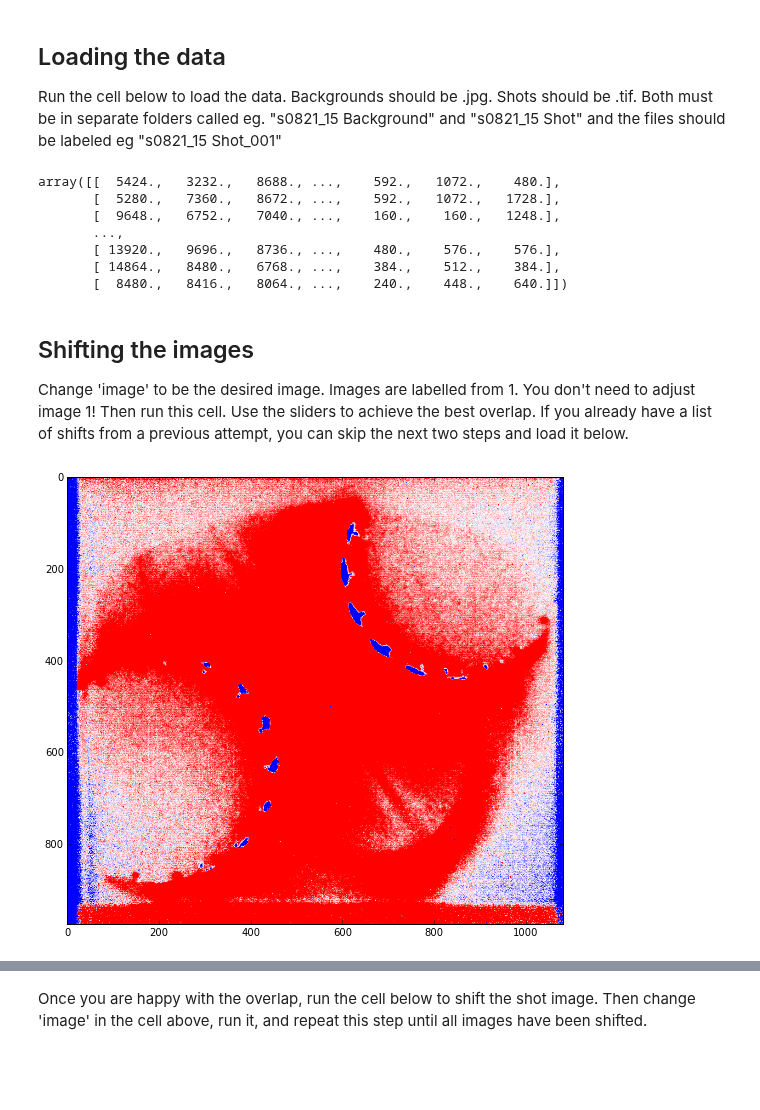
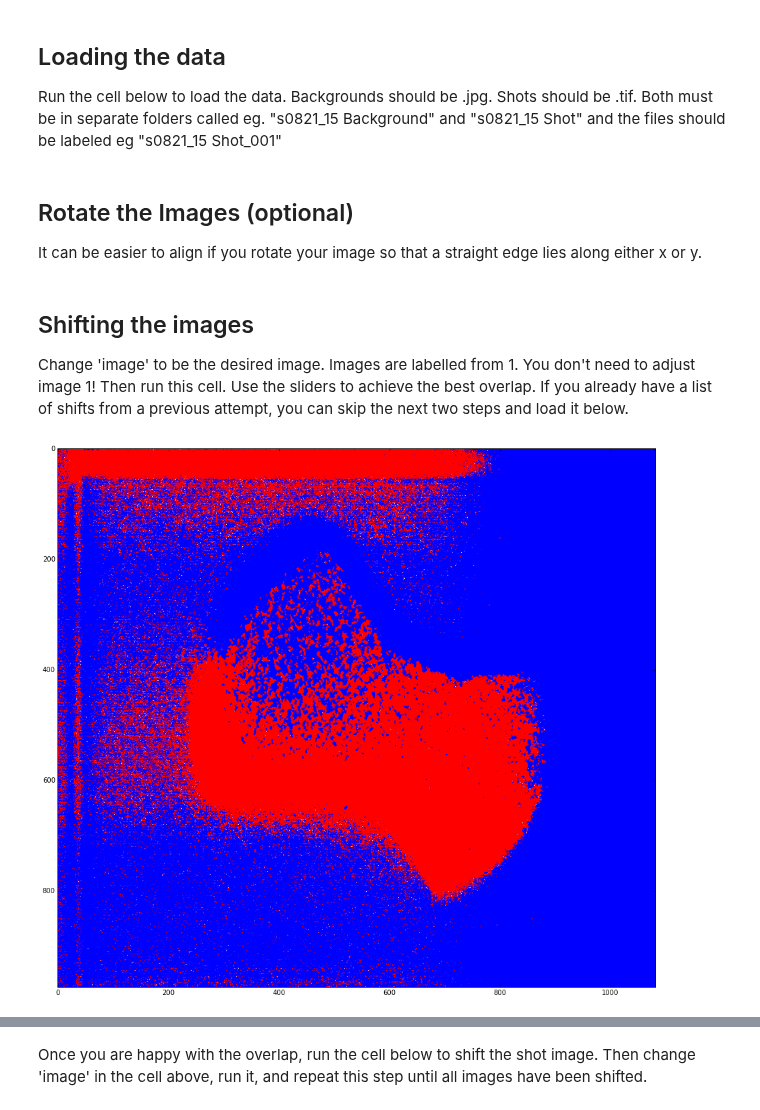
Before and after one commit to jdhare/magpie-analysis, a Jupyter notebook: Shiftr.ipynb, the cells around one changed output, grey strips where cells are left out. Saved outputs shown, nothing was run; the diff lists cells and outputs as text; code cells hidden in the pictures; blank space fills up the shorter version.

```diff
--- a/Shiftr.ipynb
+++ b/Shiftr.ipynb
@@ -14,11 +14,12 @@ import ipywidgets as widgets
 from IPython.display import display
 import csv
 import png
+from scipy.ndimage.interpolation import rotate
 
 def plot_shift(im0, im, shift_y,shift_x, lim):
     s=shift(im, [shift_y,shift_x])
     diff=s-im0
-    fig, ax=plt.subplots(figsize=(12,8))
+    fig, ax=plt.subplots(figsize=(16,16))
     ax.imshow(diff, cmap=plt.cm.bwr, clim=[-lim,lim])
 # %% [markdown]
 Then run this cell to navigate to the correct directory on LINNA, or change it to point to a local directory on your computer. You should use the folder which contains two folders, Background and Shot. I do this by navigating to the folder using Explorer, then clicking the folder icon to the left of the path, which converts the path to text that you can copy and paste.
@@ -39,7 +40,7 @@ for i in range(1,13):
     else:
         st=str(i)
     try:
-        bk_fn=shot+" Background/"+shot+" Backgrounds_0"+st+".jpg"
+        bk_fn=shot+" Background/"+shot+" Background_0"+st+".jpg"
         bk_im=plt.imread(bk_fn) #read background image
         bk_im=np.asarray(np.sum(bk_im,2), dtype=float)
     except FileNotFoundError:
@@ -52,31 +53,32 @@ for i in range(1,13):
     sh_im=np.asarray(sh_im,dtype=float)
     s.append(sh_im)
 
-bb=np.zeros((13, b[0].shape[0], b[0].shape[1])) #create an empty array to store the results
-ss=np.zeros((13, s[0].shape[0], s[0].shape[1]))
+bb=np.zeros((12, b[0].shape[0], b[0].shape[1])) #create an empty array to store the results
+ss=np.zeros((12, s[0].shape[0], s[0].shape[1]))
 bb[0]=b[0]
 ss[0]=s[0]
-shifts=np.zeros((13,2))
+shifts=np.zeros((12,2))
-# %%
-s[1]
-# %% [output]
-array([[  5424.,   3232.,   8688., ...,    592.,   1072.,    480.],
-       [  5280.,   7360.,   8672., ...,    592.,   1072.,   1728.],
-       [  9648.,   6752.,   7040., ...,    160.,    160.,   1248.],
-       ...,
-       [ 13920.,   9696.,   8736., ...,    480.,    576.,    576.],
-       [ 14864.,   8480.,   6768., ...,    384.,    512.,    384.],
-       [  8480.,   8416.,   8064., ...,    240.,    448.,    640.]])
+# %% [markdown]
+## Rotate the Images (optional)
+It can be easier to align if you rotate your image so that a straight edge lies along either x or y.
+# %%
+angle=27#degrees
+b=[rotate(b_im, angle)for b_im in b]
+s=[rotate(s_im, angle)for s_im in s]
+bb=np.zeros((12, b[0].shape[0], b[0].shape[1])) #create an empty array to store the results
+ss=np.zeros((12, s[0].shape[0], s[0].shape[1]))
+bb[0]=b[0]
+ss[0]=s[0]
 # %% [markdown]
 ## Shifting the images
 Change 'image' to be the desired image. Images are labelled from 1. You don't need to adjust image 1!
 Then run this cell. Use the sliders to achieve the best overlap. If you already have a list of shifts from a previous attempt, you can skip the next two steps and load it below.
 # %%
-image=10
+image=5
 sy=widgets.FloatSlider(min=-40,max=40,step=0.5,value=shifts[image-1,0])
 sx=widgets.FloatSlider(min=-40,max=40,step=0.5,value=shifts[image-1,1])
 li=widgets.FloatSlider(min=0,max=2000,step=10,value=1000)
-w=interactive(plot_shift, im0=fixed(s[0]), im=fixed(s[image-1]), shift_y=sy, shift_x=sx, lim=li)
+w=interactive(plot_shift, im0=fixed(b[0]), im=fixed(b[image-1]), shift_y=sy, shift_x=sx, lim=li)
 display(w)
 # %% [output]
-[figure, old version]
+[figure, new version]
```
Also changed, not shown: parts of 9 cells of this notebook, 7 other files.
